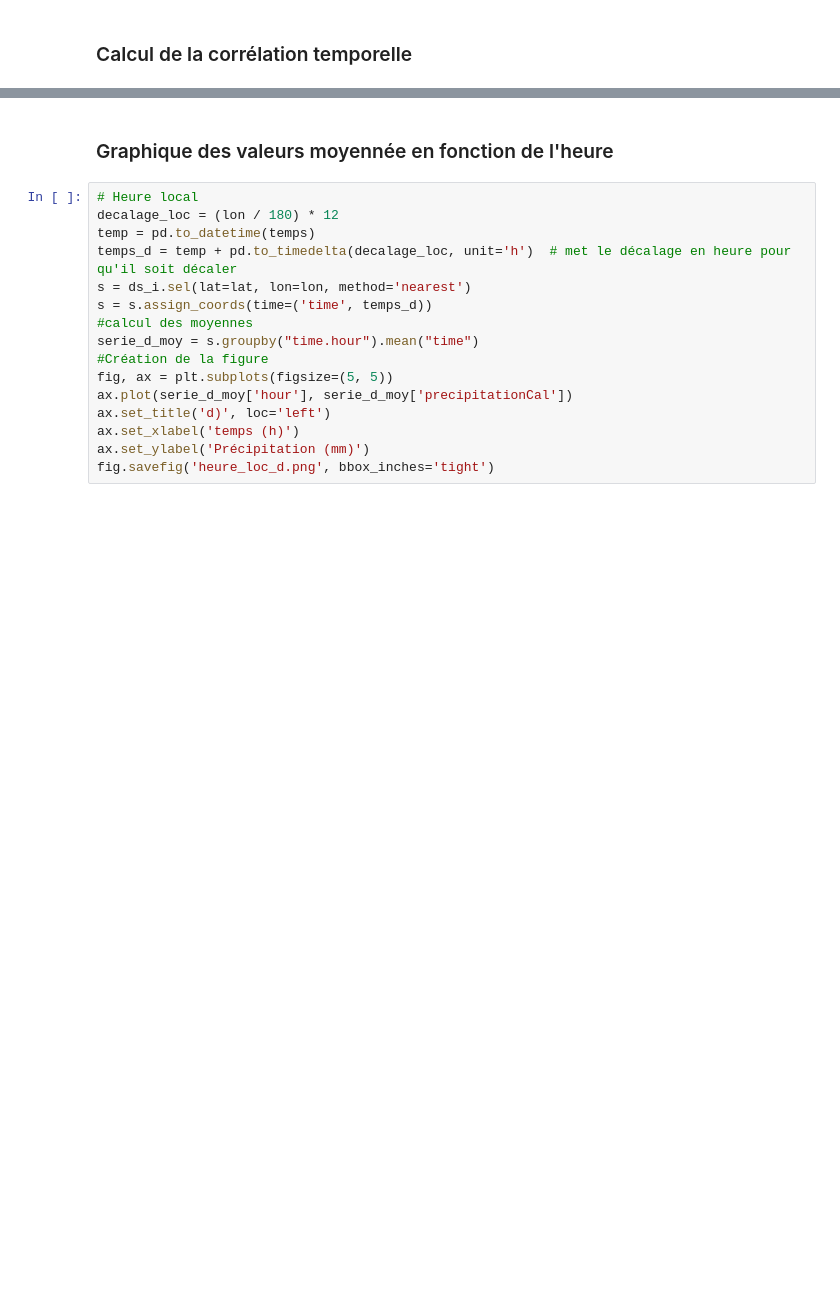
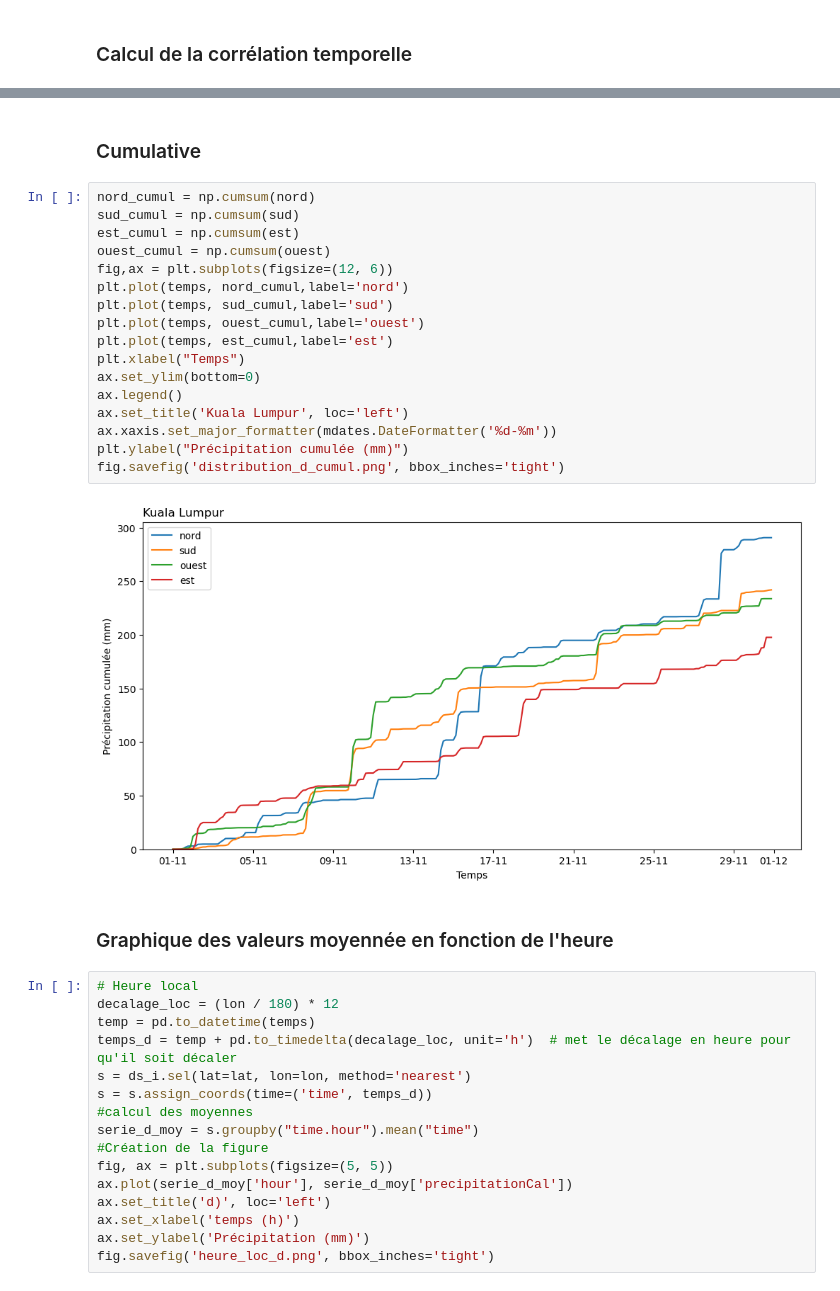
Before and after one commit to Maina-3/laboratoire3, a Jupyter notebook: experience1.ipynb, the cells around one changed output, grey strips where cells are left out. Cells and saved outputs as stored; diff of their text form; blank space fills up the shorter version.

```diff
--- a/experience1.ipynb
+++ b/experience1.ipynb
@@ -573,3 +574,24 @@ Les corrélation temporelle sont: 0.44551419288247274 , 0.04025978704901365 , 0.
+# %% [markdown]
+### Cumulative
+# %%
+nord_cumul = np.cumsum(nord)
+sud_cumul = np.cumsum(sud)
+est_cumul = np.cumsum(est)
+ouest_cumul = np.cumsum(ouest)
+fig,ax = plt.subplots(figsize=(12, 6))
+plt.plot(temps, nord_cumul,label='nord')
+plt.plot(temps, sud_cumul,label='sud')
+plt.plot(temps, ouest_cumul,label='ouest')
+plt.plot(temps, est_cumul,label='est')
+plt.xlabel("Temps")
+ax.set_ylim(bottom=0)
+ax.legend()
+ax.set_title('Kuala Lumpur', loc='left')
+ax.xaxis.set_major_formatter(mdates.DateFormatter('%d-%m'))
+plt.ylabel("Précipitation cumulée (mm)")
+fig.savefig('distribution_d_cumul.png', bbox_inches='tight')
+# %% [output]
+[figure, added]
 # %% [markdown]
 ### Graphique des valeurs moyennée en fonction de l'heure
 # %%
```
Also changed, not shown: parts of 7 cells of this notebook.
